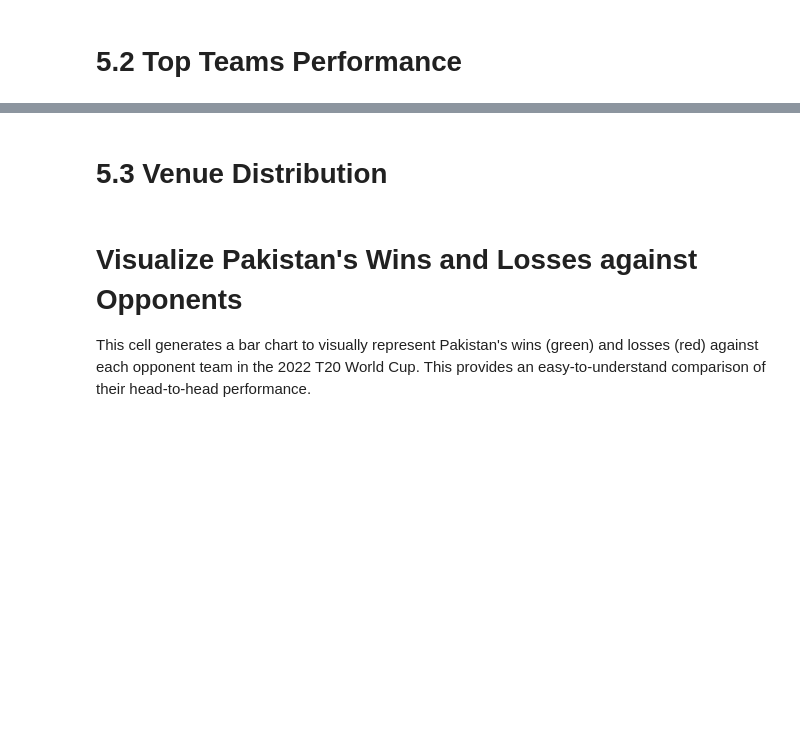
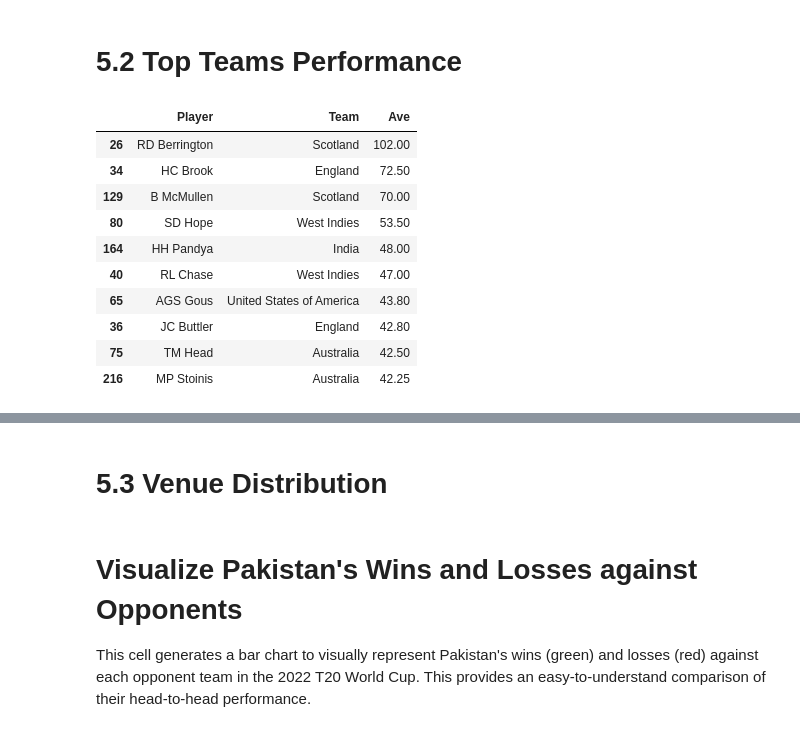
Before and after one commit to usama488/Data-science, a Jupyter notebook: (EDA)_of_the_2022_T20_World_Cup.ipynb, the cells around one changed output, grey strips where cells are left out. Cells and saved outputs as stored; diff of their text form; code cells hidden in the pictures; blank space fills up the shorter version.

```diff
--- a/(EDA)_of_the_2022_T20_World_Cup.ipynb
+++ b/(EDA)_of_the_2022_T20_World_Cup.ipynb
@@ -137 +122,16 @@ team_wins = pd.concat([team1_wins, team2_wins]).groupby('Team')['Wins'].sum().so
+# %%
+top_10_players_by_ave = df.sort_values(by='Ave', ascending=False).head(10)
+display(top_10_players_by_ave[['Player', 'Team', 'Ave']])
+# %% [output]
+|  | Player | Team | Ave |
+| 26 | RD Berrington | Scotland | 102.00 |
+| 34 | HC Brook | England | 72.50 |
+| 129 | B McMullen | Scotland | 70.00 |
+| 80 | SD Hope | West Indies | 53.50 |
+| 164 | HH Pandya | India | 48.00 |
+| 40 | RL Chase | West Indies | 47.00 |
+| 65 | AGS Gous | United States of America | 43.80 |
+| 36 | JC Buttler | England | 42.80 |
+| 75 | TM Head | Australia | 42.50 |
+| 216 | MP Stoinis | Australia | 42.25 |
 # %%
```
Also changed, not shown: parts of 61 cells of this notebook.
